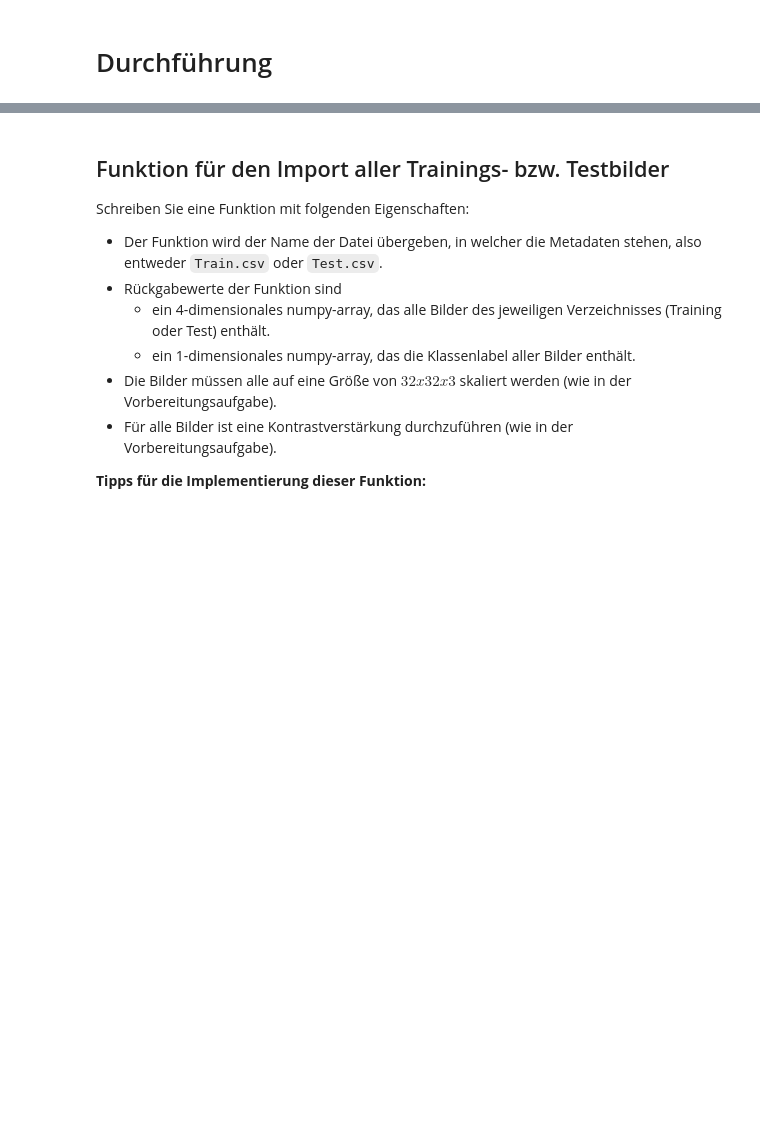
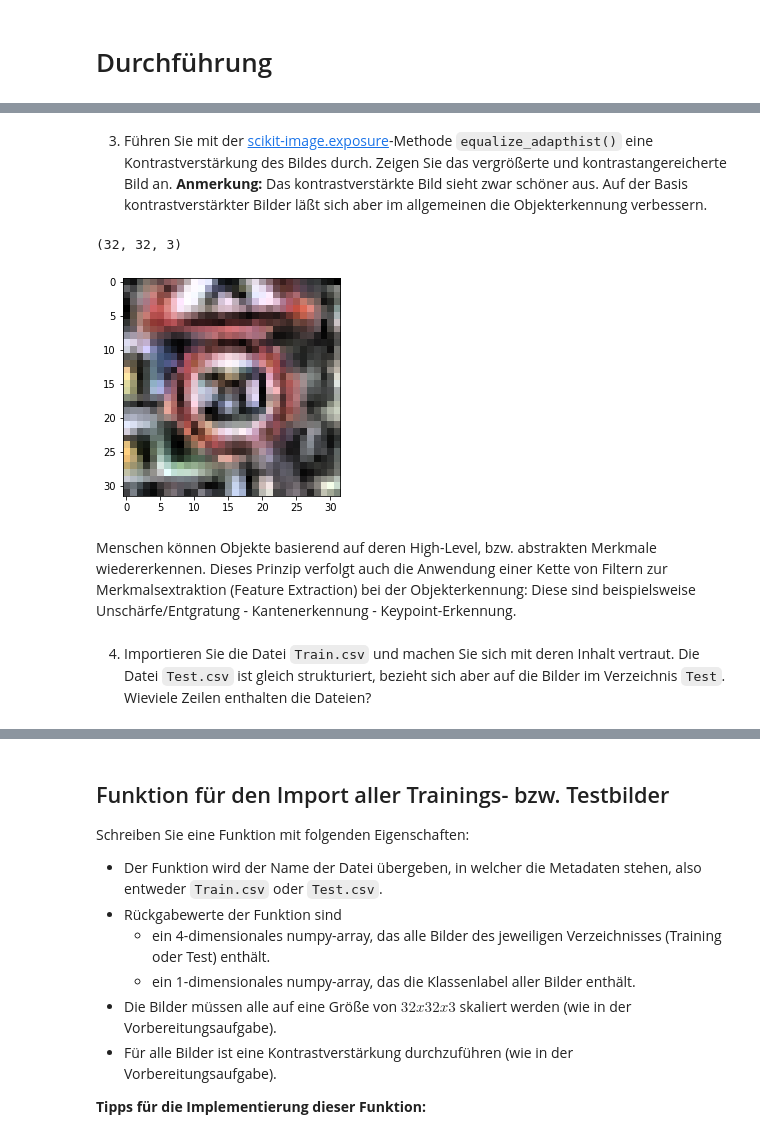
Before and after one commit to JaninaMattes/data-mining-pattern-recogntion, a Jupyter notebook: src/proj6_traffic_sign_recognition/model/TrafficSignClassification.ipynb, the cells around one changed output, grey strips where cells are left out. Saved outputs shown, nothing was run; the diff lists cells and outputs as text; code cells hidden in the pictures; blank space fills up the shorter version.

```diff
--- a/src/proj6_traffic_sign_recognition/model/TrafficSignClassification.ipynb
+++ b/src/proj6_traffic_sign_recognition/model/TrafficSignClassification.ipynb
@@ -43,0 +141,14 @@ Machen Sie sich mit der Implementierung von Neuronalen Netzen mit Tensorflow und
+# %% [markdown]
+3. Führen Sie mit der [scikit-image.exposure](https://scikit-image.org/docs/dev/api/skimage.exposure.html)-Methode `equalize_adapthist()` eine Kontrastverstärkung des Bildes durch. Zeigen Sie das vergrößerte und kontrastangereicherte Bild an. **Anmerkung:** Das kontrastverstärkte Bild sieht zwar schöner aus. Auf der Basis kontrastverstärkter Bilder läßt sich aber im allgemeinen die Objekterkennung verbessern.
+# %%
+picture = equalize_adapthist(picture)
+plt.imshow(picture)
+print(picture.shape)
+plt.show()
+# %% [output]
+(32, 32, 3)
+[figure, added]
+# %% [markdown]
+Menschen können Objekte basierend auf deren High-Level, bzw. abstrakten Merkmale wiedererkennen. Dieses Prinzip verfolgt auch die Anwendung einer Kette von Filtern zur Merkmalsextraktion (Feature Extraction) bei der Objekterkennung: Diese sind beispielsweise Unschärfe/Entgratung - Kantenerkennung - Keypoint-Erkennung.
+# %% [markdown]
+4. Importieren Sie die Datei `Train.csv` und machen Sie sich mit deren Inhalt vertraut. Die Datei `Test.csv` ist gleich strukturiert, bezieht sich aber auf die Bilder im Verzeichnis `Test`. Wieviele Zeilen enthalten die Dateien?
```
Also changed, not shown: parts of 100 cells of this notebook.
